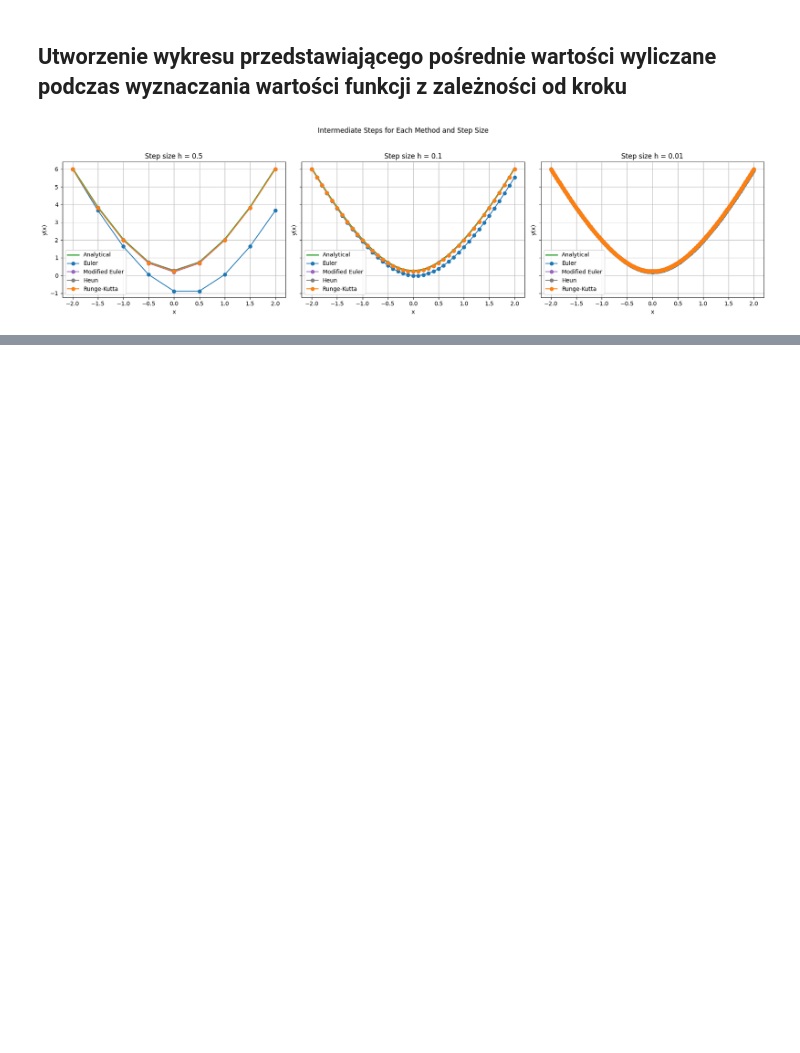
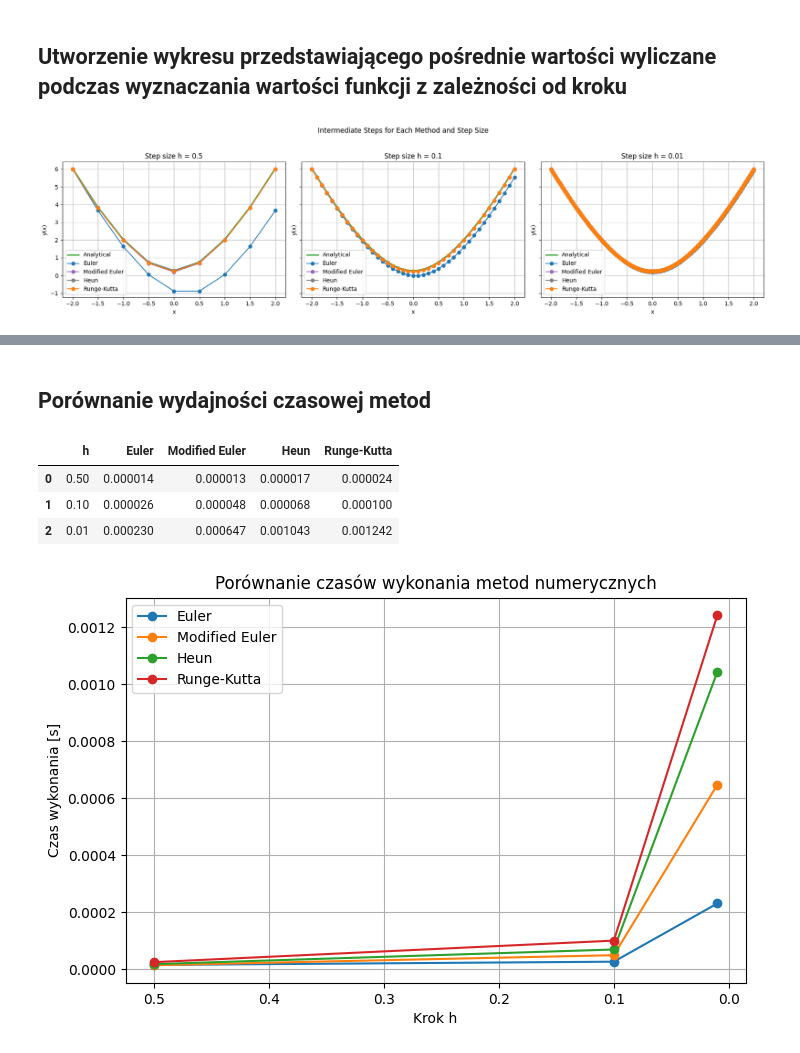
Before and after one commit to Hadidomena/MetodyNumeryczne, a Jupyter notebook: MetodyNumeryczne/Sprawozdanie4.ipynb, the cells around one changed output, grey strips where cells are left out. Saved outputs shown, nothing was run; the diff lists cells and outputs as text; code cells hidden in the pictures; blank space fills up the shorter version.

```diff
--- a/MetodyNumeryczne/Sprawozdanie4.ipynb
+++ b/MetodyNumeryczne/Sprawozdanie4.ipynb
@@ -233,0 +286,48 @@ plt.show()
+# %% [markdown]
+## Porównanie wydajności czasowej metod
+# %%
+import time
+
+# Funkcje do pomiaru czasu działania każdej metody
+def time_method(method, x, y, h, target):
+    start = time.perf_counter()
+    method(x, y, h, target)
+    end = time.perf_counter()
+    return end - start
+
+timings = {
+    'h': [],
+    'Euler': [],
+    'Modified Euler': [],
+    'Heun': [],
+    'Runge-Kutta': []
+}
+
+for h_val in hArr:
+    timings['h'].append(h_val)
+    timings['Euler'].append(time_method(euler, x0, y0, h_val, x1))
+    timings['Modified Euler'].append(time_method(modifiedEuler, x0, y0, h_val, x1))
+    timings['Heun'].append(time_method(heun, x0, y0, h_val, x1))
+    timings['Runge-Kutta'].append(time_method(rungyKatt, x0, y0, h_val, x1))
+
+df_timings = pd.DataFrame(timings)
+df_timings
+# %% [output]
+|  | h | Euler | Modified Euler | Heun | Runge-Kutta |
+| 0 | 0.50 | 0.000014 | 0.000013 | 0.000017 | 0.000024 |
+| 1 | 0.10 | 0.000026 | 0.000048 | 0.000068 | 0.000100 |
+| 2 | 0.01 | 0.000230 | 0.000647 | 0.001043 | 0.001242 |
+# %%
+plt.figure(figsize=(8, 5))
+methods = ['Euler', 'Modified Euler', 'Heun', 'Runge-Kutta']
+for method in methods:
+    plt.plot(df_timings['h'], df_timings[method], marker='o', label=method)
+plt.xlabel('Krok h')
+plt.ylabel('Czas wykonania [s]')
+plt.title('Porównanie czasów wykonania metod numerycznych')
+plt.legend()
+plt.gca().invert_xaxis()
+plt.grid(True)
+plt.show()
+# %% [output]
+[figure, added]
```
Also changed, not shown: parts of 7 cells of this notebook.
